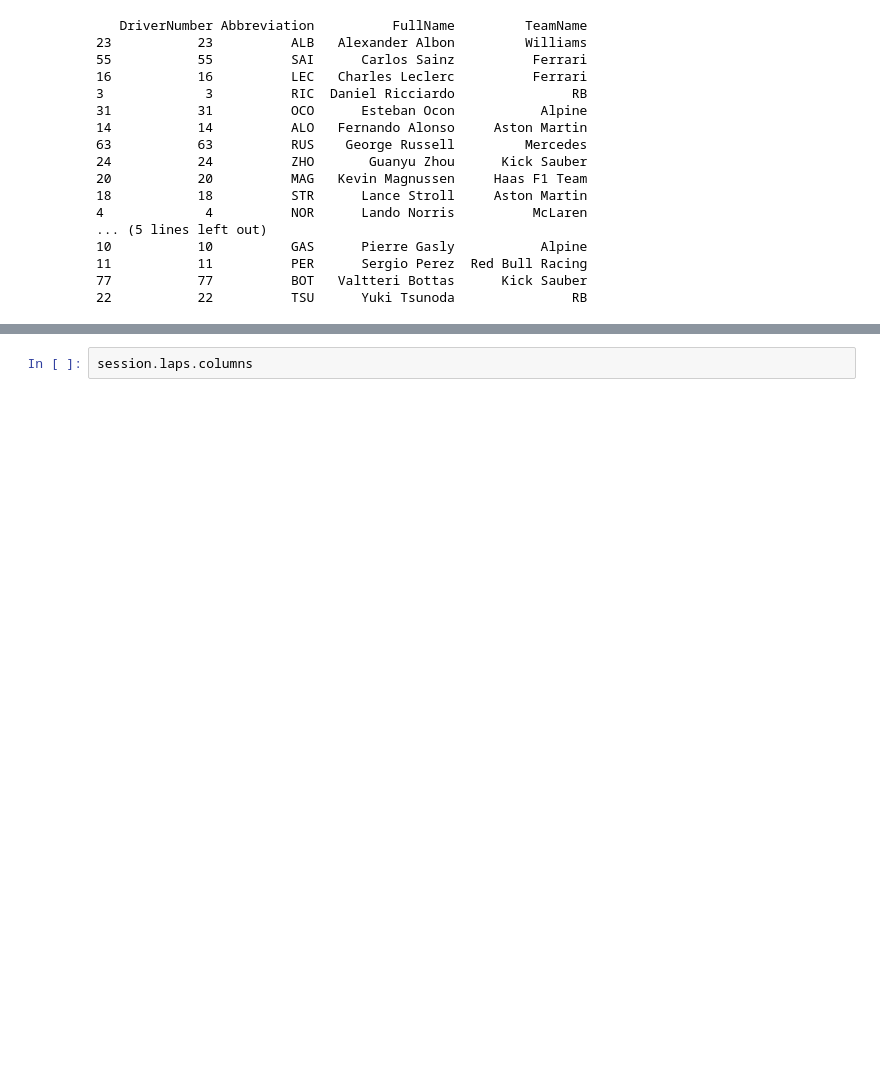
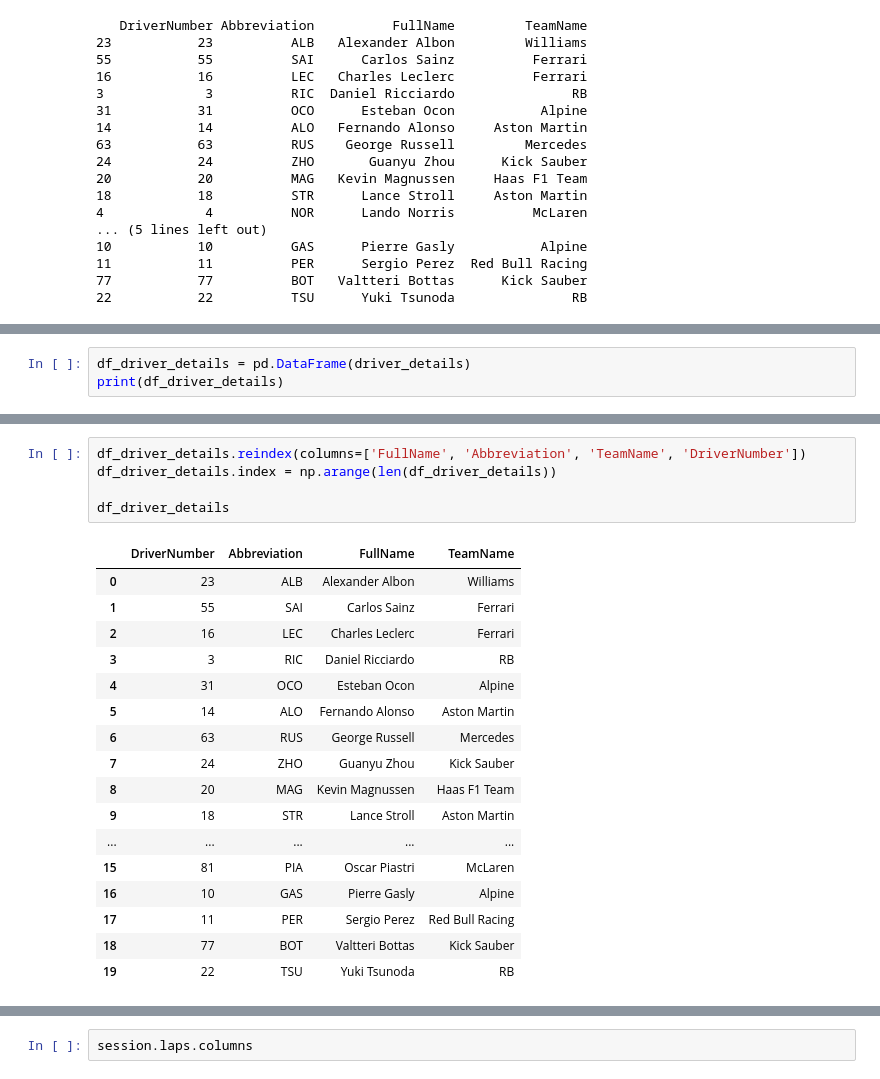
Before and after one commit to moanv2/FastF1_analysis, a Jupyter notebook: notebooks/01_data_exploration.ipynb, the cells around one changed output, grey strips where cells are left out. Drawn from its saved outputs; the diff is of its cells as text; blank space fills up the shorter version.

Commit message:
New DF for driver information / more exploration

```diff
--- a/notebooks/01_data_exploration.ipynb
+++ b/notebooks/01_data_exploration.ipynb
@@ -77,0 +80,3 @@ print(driver_details)
+# %%
+df_driver_details = pd.DataFrame(driver_details)
+print(df_driver_details)
@@ -77,0 +101,23 @@ print(driver_details)
+# %%
+df_driver_details.reindex(columns=['FullName', 'Abbreviation', 'TeamName', 'DriverNumber'])
+df_driver_details.index = np.arange(len(df_driver_details))
+
+df_driver_details
+# %% [output]
+|  | DriverNumber | Abbreviation | FullName | TeamName |
+| 0 | 23 | ALB | Alexander Albon | Williams |
+| 1 | 55 | SAI | Carlos Sainz | Ferrari |
+| 2 | 16 | LEC | Charles Leclerc | Ferrari |
+| 3 | 3 | RIC | Daniel Ricciardo | RB |
+| 4 | 31 | OCO | Esteban Ocon | Alpine |
+| 5 | 14 | ALO | Fernando Alonso | Aston Martin |
+| 6 | 63 | RUS | George Russell | Mercedes |
+| 7 | 24 | ZHO | Guanyu Zhou | Kick Sauber |
+| 8 | 20 | MAG | Kevin Magnussen | Haas F1 Team |
+| 9 | 18 | STR | Lance Stroll | Aston Martin |
+| ... | ... | ... | ... | ... |
+| 15 | 81 | PIA | Oscar Piastri | McLaren |
+| 16 | 10 | GAS | Pierre Gasly | Alpine |
+| 17 | 11 | PER | Sergio Perez | Red Bull Racing |
+| 18 | 77 | BOT | Valtteri Bottas | Kick Sauber |
+| 19 | 22 | TSU | Yuki Tsunoda | RB |
```
Also changed, not shown: parts of 9 cells of this notebook.
